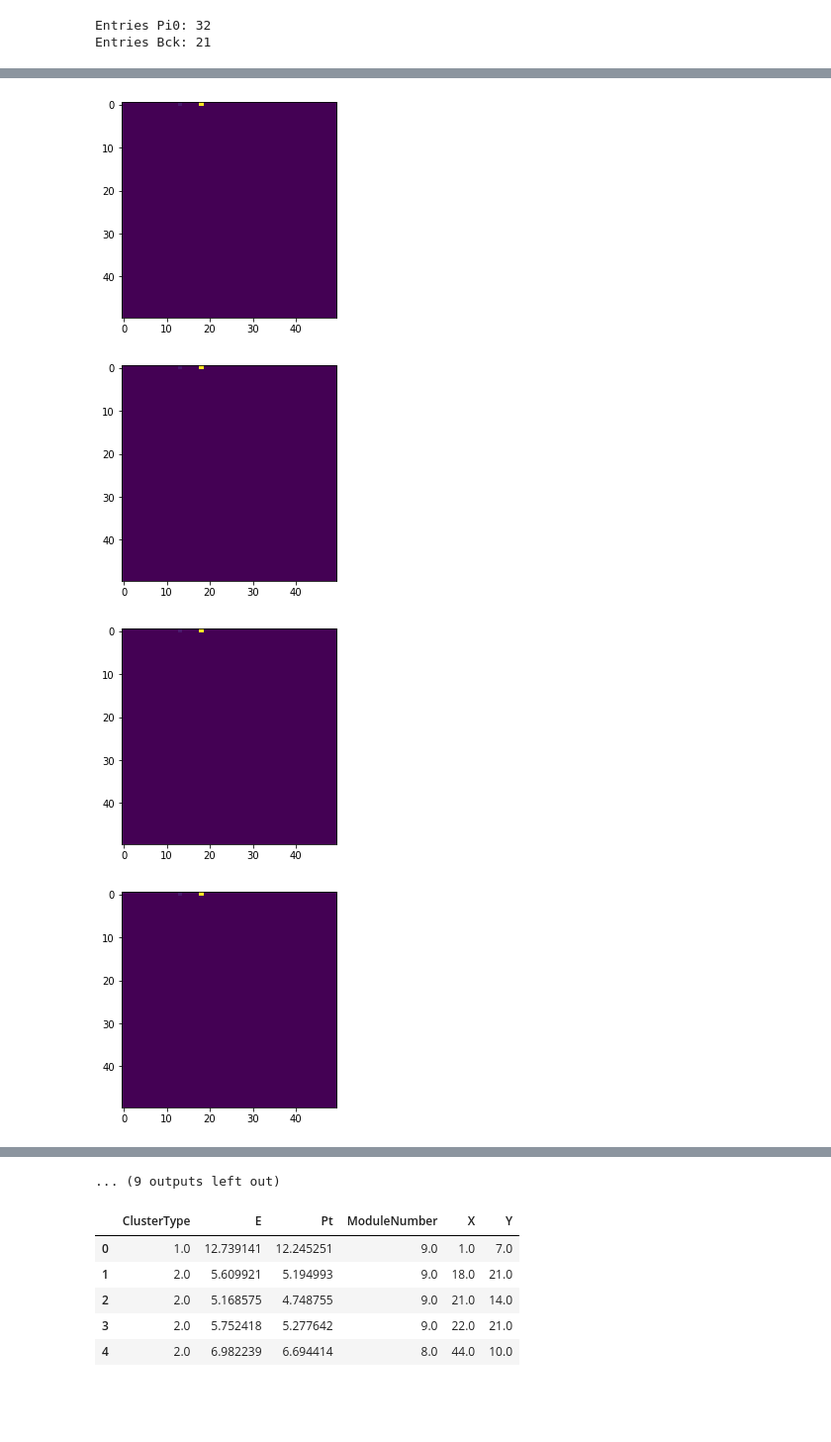
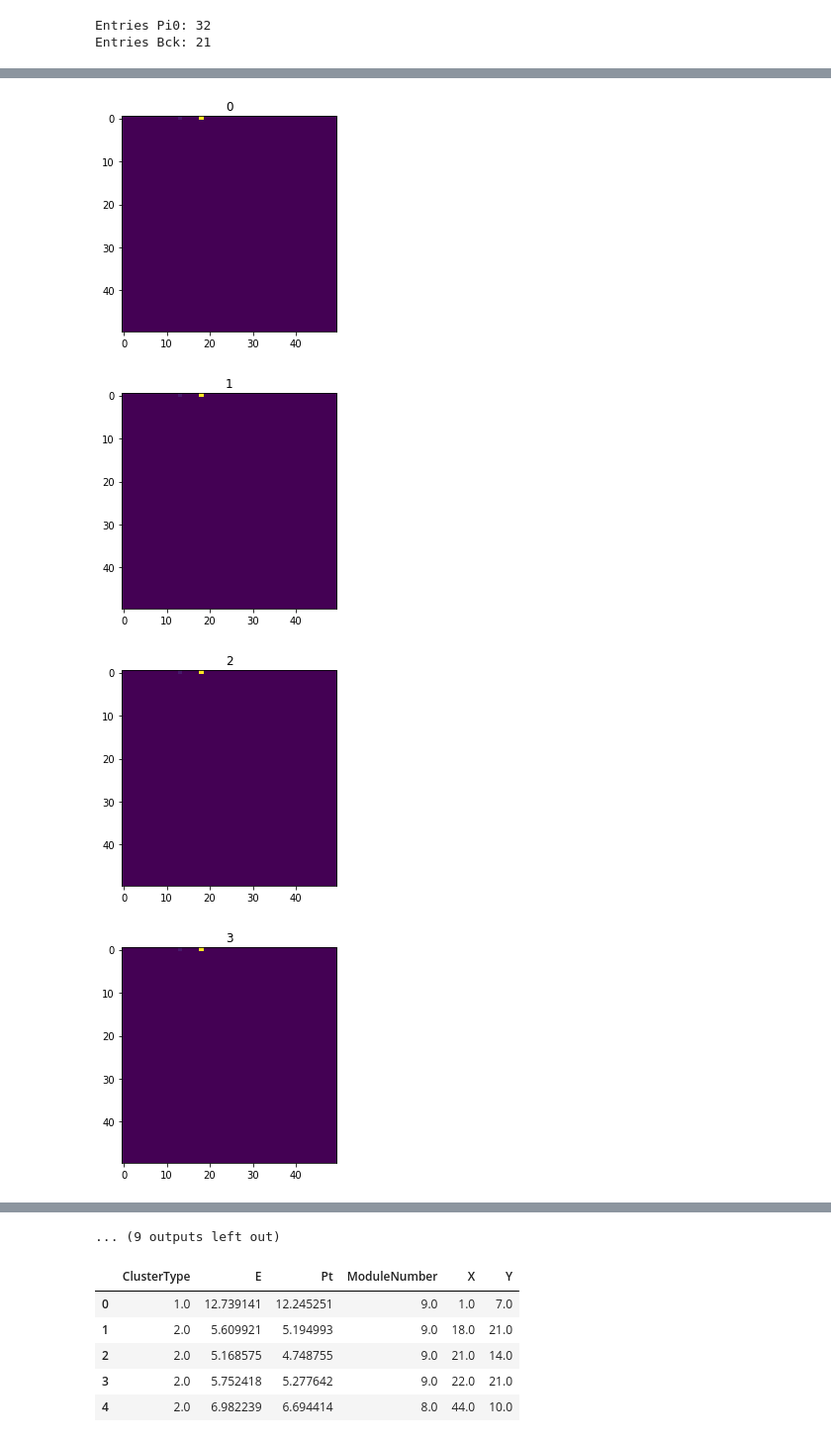
Before and after one commit to jhonerma/ML-Notebooks, a Jupyter notebook: DataQA/ROOT_test.ipynb, the cells around one changed output, grey strips where cells are left out. Shown at 99% size. Drawn from its saved outputs; the diff is of its cells as text; code cells hidden in the pictures; blank space fills up the shorter version.

```diff
--- a/DataQA/ROOT_test.ipynb
+++ b/DataQA/ROOT_test.ipynb
@@ -45,5 +47,6 @@ for i in range(nentries_bck):
 # %%
 for i in range(nentries_pi0):
     plt.imshow(cluster_pi0[i,:,:])
+    plt.title(f"{i}")
     plt.show()
 # %% [output]
@@ -63,9 +66,10 @@ for i in range(nentries_pi0):
 # %%
 for i in range(nentries_bck):
     plt.imshow(cluster_bck[i,:,:])
+    plt.title(f"{i}")
     plt.show()
 # %% [output]
-[figure, old version]
+[figure, new version]
-[figure, old version]
+[figure, new version]
-[figure, old version]
+[figure, new version]
-[figure, old version]
+[figure, new version]
```
Also changed, not shown: parts of 5 cells of this notebook.
